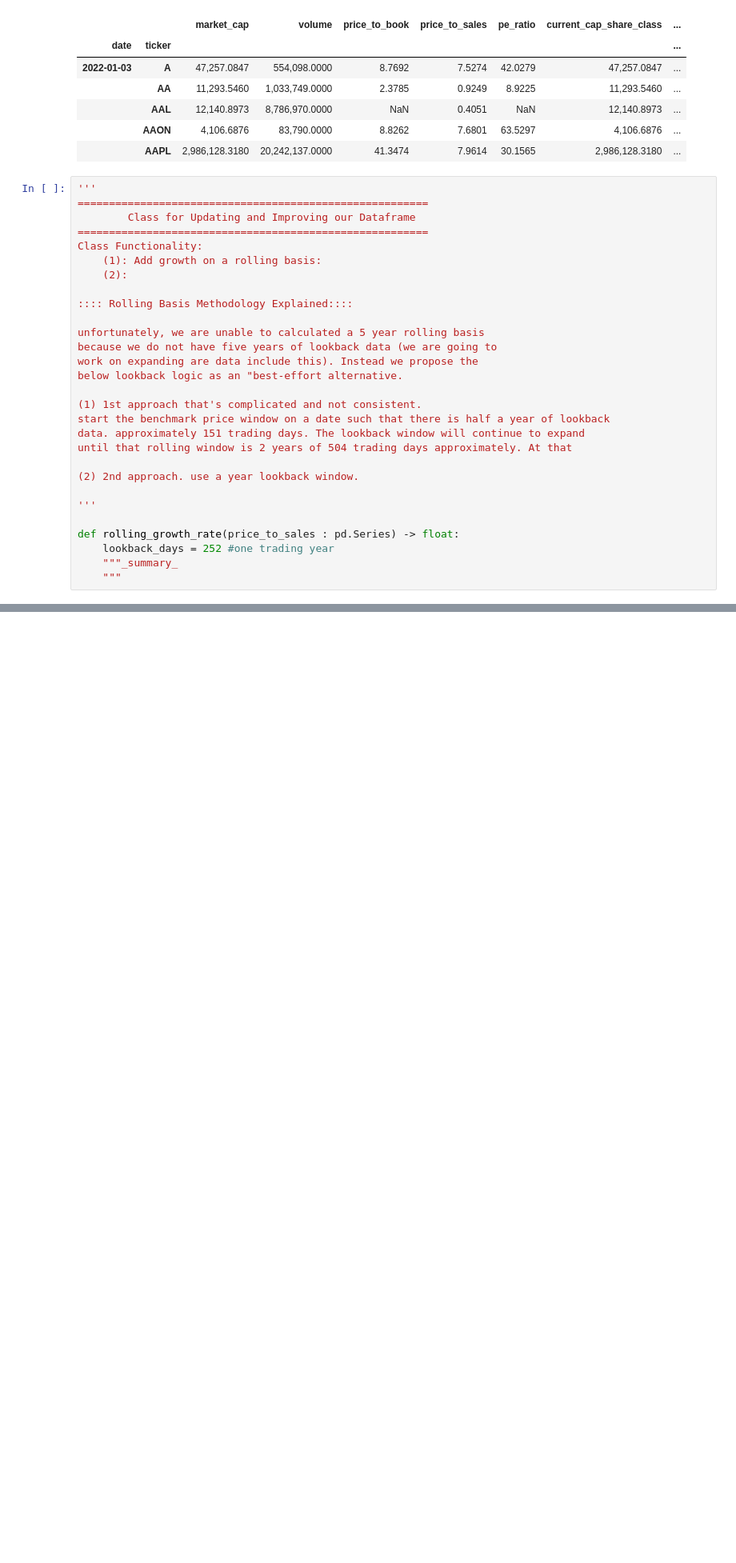
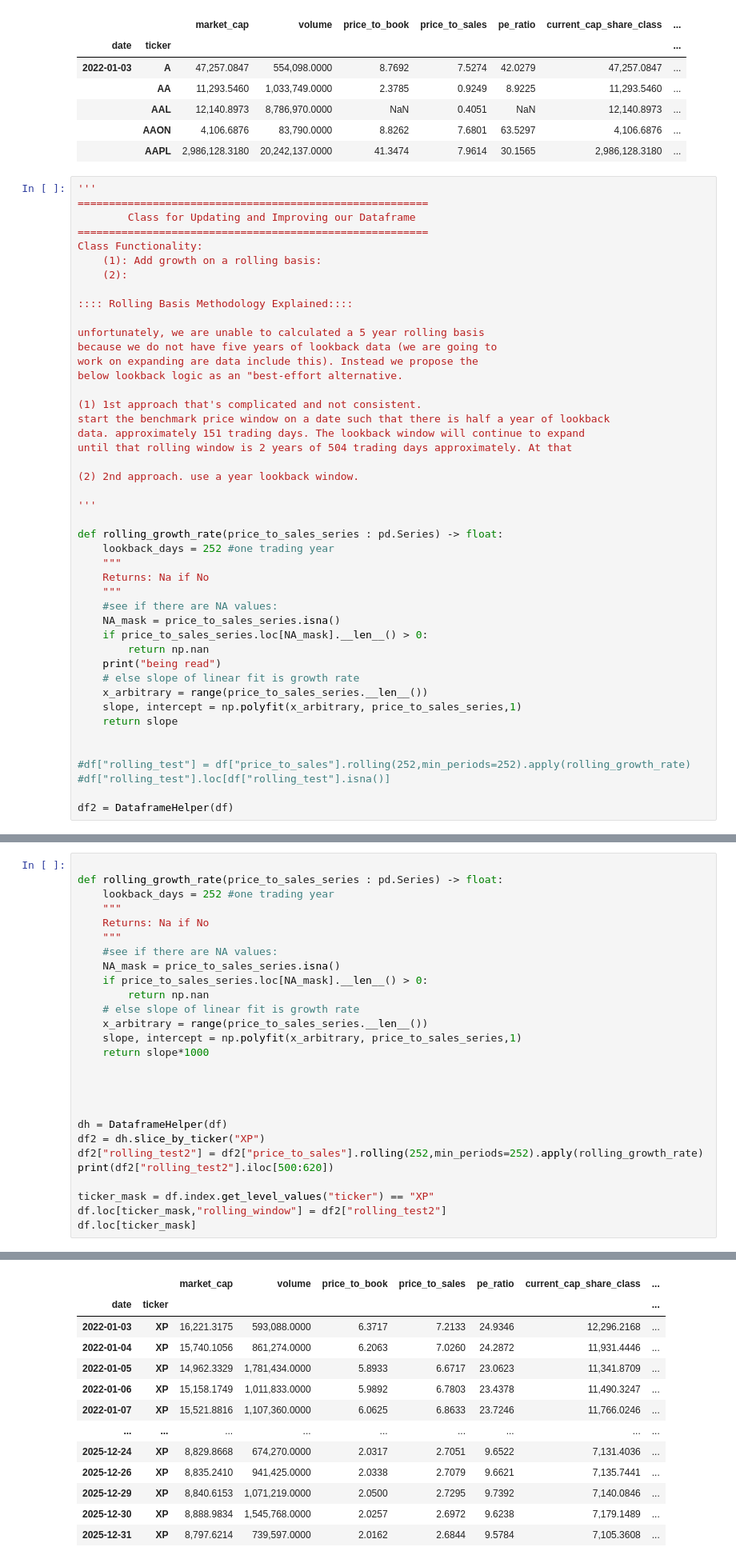
Before and after one commit to karllovaas/Winter-Workshop-Benchmark-Team, a Jupyter notebook: data_frame_updater.ipynb, the cells around one changed output, grey strips where cells are left out. Shown at 80% size. Saved outputs shown, nothing was run; the diff lists cells and outputs as text; blank space fills up the shorter version.

```diff
--- a/data_frame_updater.ipynb
+++ b/data_frame_updater.ipynb
@@ -45,7 +45,23 @@ until that rolling window is 2 years of 504 trading days approximately. At that
 
 '''
 
-def rolling_growth_rate(price_to_sales : pd.Series) -> float:
+def rolling_growth_rate(price_to_sales_series : pd.Series) -> float:
     lookback_days = 252 #one trading year
-    """_summary_
     """
+    Returns: Na if No
+    """
+    #see if there are NA values:
+    NA_mask = price_to_sales_series.isna()
+    if price_to_sales_series.loc[NA_mask].__len__() > 0:
+        return np.nan
+    print("being read")
+    # else slope of linear fit is growth rate
+    x_arbitrary = range(price_to_sales_series.__len__())
+    slope, intercept = np.polyfit(x_arbitrary, price_to_sales_series,1)
+    return slope
+
+
+#df["rolling_test"] = df["price_to_sales"].rolling(252,min_periods=252).apply(rolling_growth_rate)
+#df["rolling_test"].loc[df["rolling_test"].isna()]
+
+df2 = DataframeHelper(df)
@@ -51,0 +212,28 @@ def rolling_growth_rate(price_to_sales : pd.Series) -> float:
+# %%
+
+def rolling_growth_rate(price_to_sales_series : pd.Series) -> float:
+    lookback_days = 252 #one trading year
+    """
+    Returns: Na if No
+    """
+    #see if there are NA values:
+    NA_mask = price_to_sales_series.isna()
+    if price_to_sales_series.loc[NA_mask].__len__() > 0:
+        return np.nan
+    # else slope of linear fit is growth rate
+    x_arbitrary = range(price_to_sales_series.__len__())
+    slope, intercept = np.polyfit(x_arbitrary, price_to_sales_series,1)
+    return slope*1000
+
+
+
+
+dh = DataframeHelper(df)
+df2 = dh.slice_by_ticker("XP")
+df2["rolling_test2"] = df2["price_to_sales"].rolling(252,min_periods=252).apply(rolling_growth_rate)
+print(df2["rolling_test2"].iloc[500:620])
+
+ticker_mask = df.index.get_level_values("ticker") == "XP"
+df.loc[ticker_mask,"rolling_window"] = df2["rolling_test2"]
+df.loc[ticker_mask]
+# %% [output]
@@ -51,0 +258,13 @@ def rolling_growth_rate(price_to_sales : pd.Series) -> float:
+|  |  | market_cap | volume | price_to_book | price_to_sales | pe_ratio | current_cap_share_class | ... |
+| date | ticker |  |  |  |  |  |  | ... |
+| 2022-01-03 | XP | 16,221.3175 | 593,088.0000 | 6.3717 | 7.2133 | 24.9346 | 12,296.2168 | ... |
+| 2022-01-04 | XP | 15,740.1056 | 861,274.0000 | 6.2063 | 7.0260 | 24.2872 | 11,931.4446 | ... |
+| 2022-01-05 | XP | 14,962.3329 | 1,781,434.0000 | 5.8933 | 6.6717 | 23.0623 | 11,341.8709 | ... |
+| 2022-01-06 | XP | 15,158.1749 | 1,011,833.0000 | 5.9892 | 6.7803 | 23.4378 | 11,490.3247 | ... |
+| 2022-01-07 | XP | 15,521.8816 | 1,107,360.0000 | 6.0625 | 6.8633 | 23.7246 | 11,766.0246 | ... |
+| ... | ... | ... | ... | ... | ... | ... | ... | ... |
+| 2025-12-24 | XP | 8,829.8668 | 674,270.0000 | 2.0317 | 2.7051 | 9.6522 | 7,131.4036 | ... |
+| 2025-12-26 | XP | 8,835.2410 | 941,425.0000 | 2.0338 | 2.7079 | 9.6621 | 7,135.7441 | ... |
+| 2025-12-29 | XP | 8,840.6153 | 1,071,219.0000 | 2.0500 | 2.7295 | 9.7392 | 7,140.0846 | ... |
+| 2025-12-30 | XP | 8,888.9834 | 1,545,768.0000 | 2.0257 | 2.6972 | 9.6238 | 7,179.1489 | ... |
+| 2025-12-31 | XP | 8,797.6214 | 739,597.0000 | 2.0162 | 2.6844 | 9.5784 | 7,105.3608 | ... |
```
Also changed, not shown: parts of 8 cells of this notebook.
